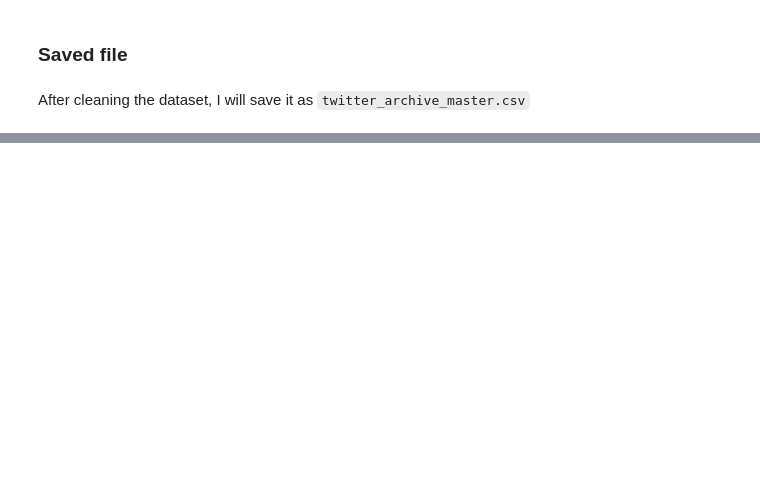
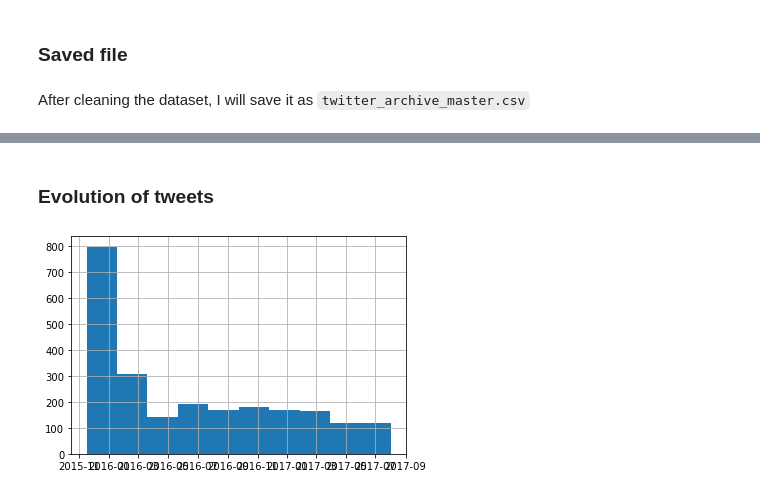
Before and after one commit to aingelmo/aingelmo.github.io, a Jupyter notebook: Project_5_Wrange and Analyze Data/wrangle_act.ipynb, the cells around one changed output, grey strips where cells are left out. Saved outputs shown, nothing was run; the diff lists cells and outputs as text; code cells hidden in the pictures; blank space fills up the shorter version.

Commit message:
Cleaned jupyter notebook

```diff
--- a/Project_5_Wrange and Analyze Data/wrangle_act.ipynb
+++ b/Project_5_Wrange and Analyze Data/wrangle_act.ipynb
@@ -273,6 +273,7 @@ df_clean["in_reply_to_user_id"].fillna(0, inplace=True)
 #Transform values
 df_clean["in_reply_to_status_id"] = df_clean["in_reply_to_status_id"].astype(int)
 df_clean["in_reply_to_user_id"] = df_clean["in_reply_to_user_id"].astype(int)
+df_clean["timestamp"] = pd.to_datetime(df_clean["timestamp"])
 # %% [markdown]
 #### Test
 # %%
@@ -510,7 +511,7 @@ Three tables are not useful for this dataset. Merging two of them is needed. Thi
 #Merge the columns
 df_clean = pd.merge(df_clean, df_json_clean, on="tweet_id", how="left")
 #Drop duplicated data
-df_clean.drop(["text_y", "source_y", "in_reply_to_status_id_y", "in_reply_to_user_id_y"], axis=1, inplace=True)
+df_clean.drop(["text_y", "source_y", "in_reply_to_status_id_y", "in_reply_to_user_id_y", "created_at"], axis=1, inplace=True)
 # %% [markdown]
 #### Test
 # %%
@@ -543,0 +552,6 @@ df_clean.to_csv("twitter_archive_master.csv")
+# %% [markdown]
+### Evolution of tweets
+# %%
+df_clean.timestamp.hist();
+# %% [output]
+[figure, added]
```
Also changed, not shown: parts of 9 cells of this notebook, 1 other file.
